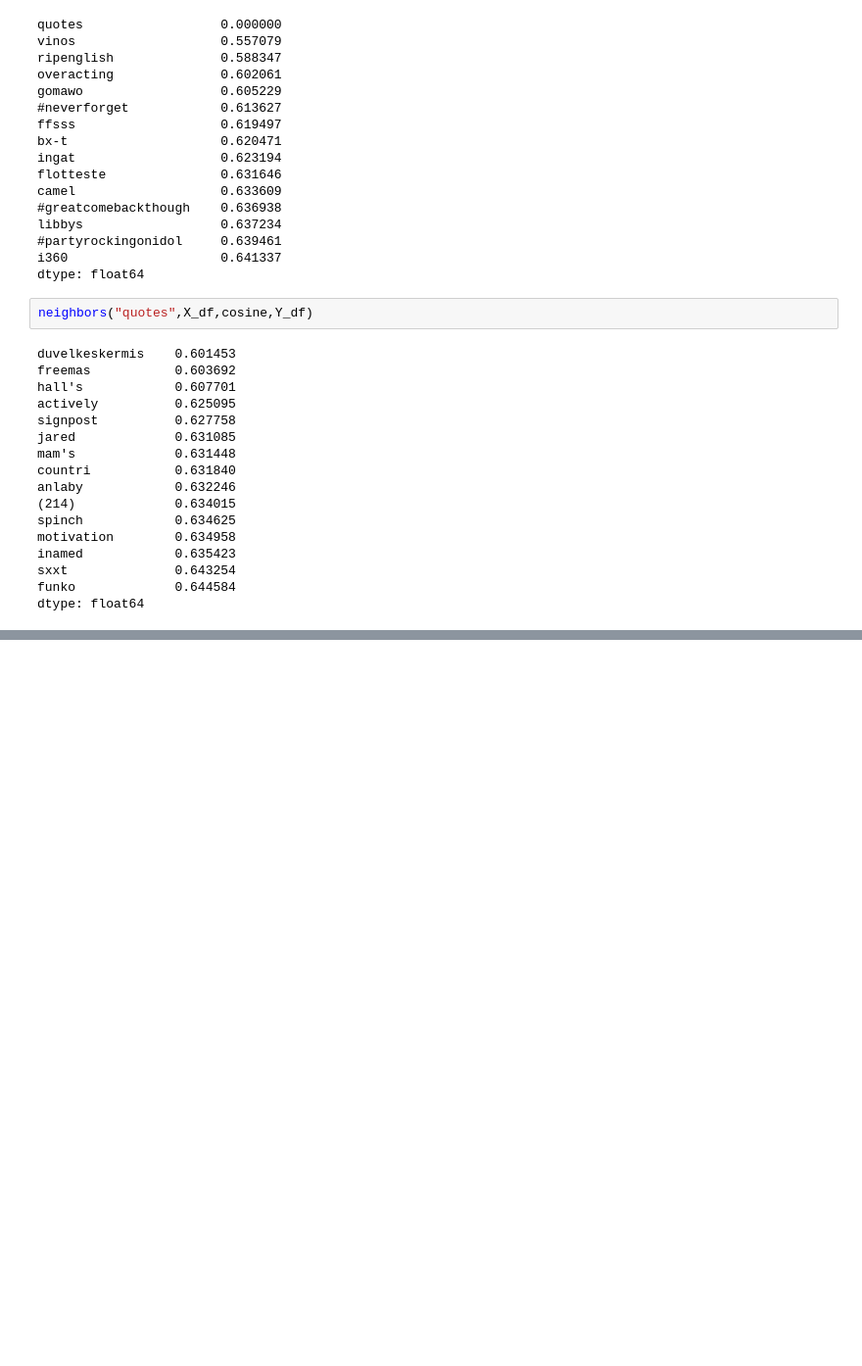
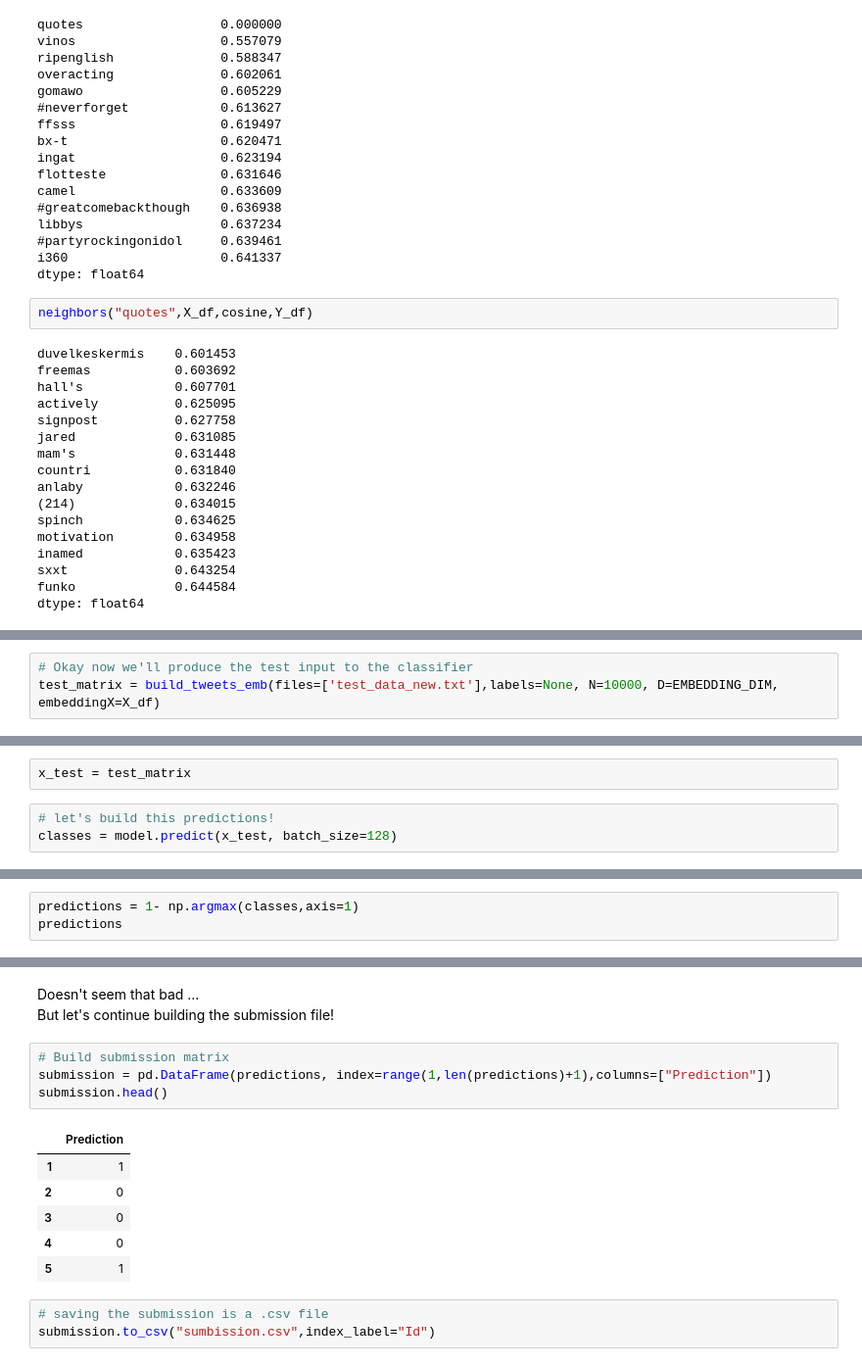
Before and after one commit to GiuliaLanzillotta/My-ML-exercises, a Jupyter notebook: Sentiment_analysis.ipynb, the cells around one changed output, grey strips where cells are left out. Shown at 98% size. Cells and saved outputs as stored; diff of their text form; blank space fills up the shorter version.

```diff
--- a/Sentiment_analysis.ipynb
+++ b/Sentiment_analysis.ipynb
@@ -436,0 +684,3 @@ dtype: float64
+# %%
+# Okay now we'll produce the test input to the classifier
+test_matrix = build_tweets_emb(files=['test_data_new.txt'],labels=None, N=10000, D=EMBEDDING_DIM, embeddingX=X_df)
@@ -436,0 +694,5 @@ dtype: float64
+# %%
+x_test = test_matrix
+# %%
+# let's build this predictions!
+classes = model.predict(x_test, batch_size=128)
@@ -436,0 +703,3 @@ dtype: float64
+# %%
+predictions = 1- np.argmax(classes,axis=1)
+predictions
@@ -436,0 +718,17 @@ dtype: float64
+# %% [markdown]
+Doesn't seem that bad ... <br>
+But let's continue building the submission file!
+# %%
+# Build submission matrix
+submission = pd.DataFrame(predictions, index=range(1,len(predictions)+1),columns=["Prediction"])
+submission.head()
+# %% [output]
+|  | Prediction |
+| 1 | 1 |
+| 2 | 0 |
+| 3 | 0 |
+| 4 | 0 |
+| 5 | 1 |
+# %%
+# saving the submission is a .csv file
+submission.to_csv("sumbission.csv",index_label="Id")
```
Also changed, not shown: parts of 33 cells of this notebook.
